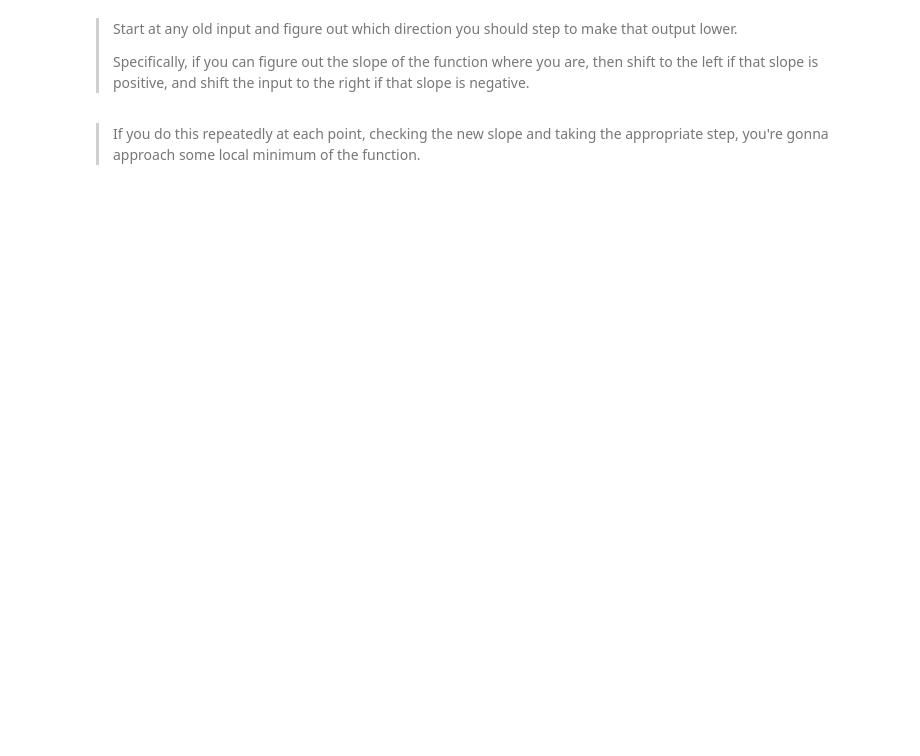
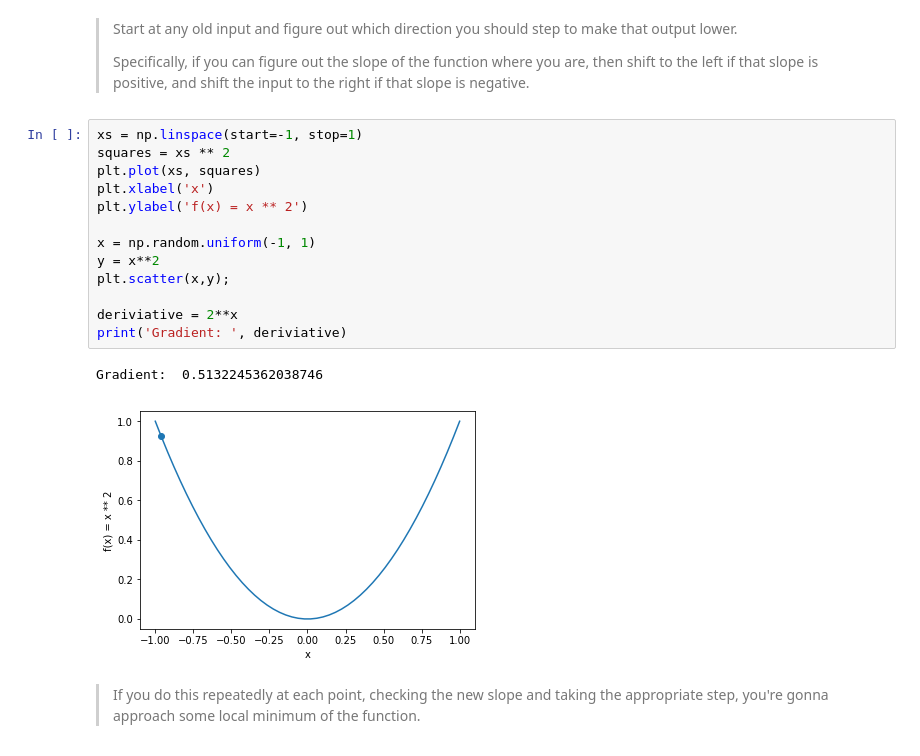
Before and after one commit to LambdaSchool/DS-Unit-2-Classification-2, a Jupyter notebook: module4-gradient-descent/gradient_descent.ipynb, the cells around one changed output. Saved outputs shown, nothing was run; the diff lists cells and outputs as text; blank space fills up the shorter version.

Commit message:
Update gradient_descent.ipynb
Update notebook

```diff
--- a/module4-gradient-descent/gradient_descent.ipynb
+++ b/module4-gradient-descent/gradient_descent.ipynb
@@ -66,5 +83,21 @@ Let's plot a function like that: $f(x) = x^2$
 > Start at any old input and figure out which direction you should step to make that output lower.
 >
 > Specifically, if you can figure out the slope of the function where you are, then shift to the left if that slope is positive, and shift the input to the right if that slope is negative.
+# %%
+xs = np.linspace(start=-1, stop=1)
+squares = xs ** 2
+plt.plot(xs, squares)
+plt.xlabel('x')
+plt.ylabel('f(x) = x ** 2')
+
+x = np.random.uniform(-1, 1)
+y = x**2
+plt.scatter(x,y);
+
+deriviative = 2**x
+print('Gradient: ', deriviative)
+# %% [output]
+Gradient:  0.5132245362038746
+[figure, added]
 # %% [markdown]
 > If you do this repeatedly at each point, checking the new slope and taking the appropriate step, you're gonna approach some local minimum of the function.
```
Also changed, not shown: parts of 3 cells of this notebook.
